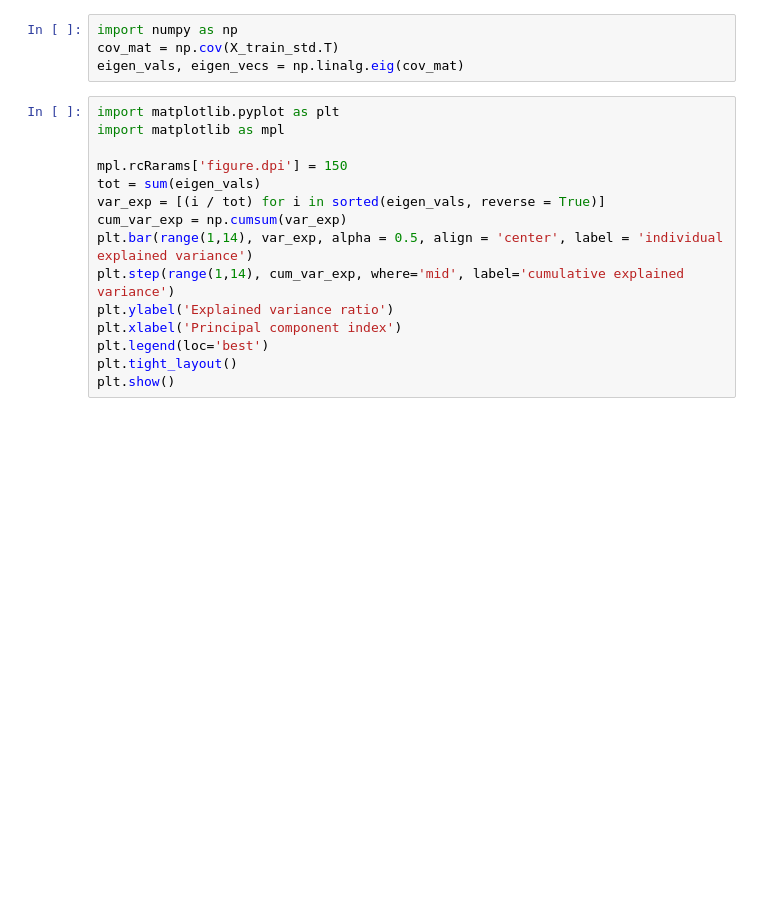
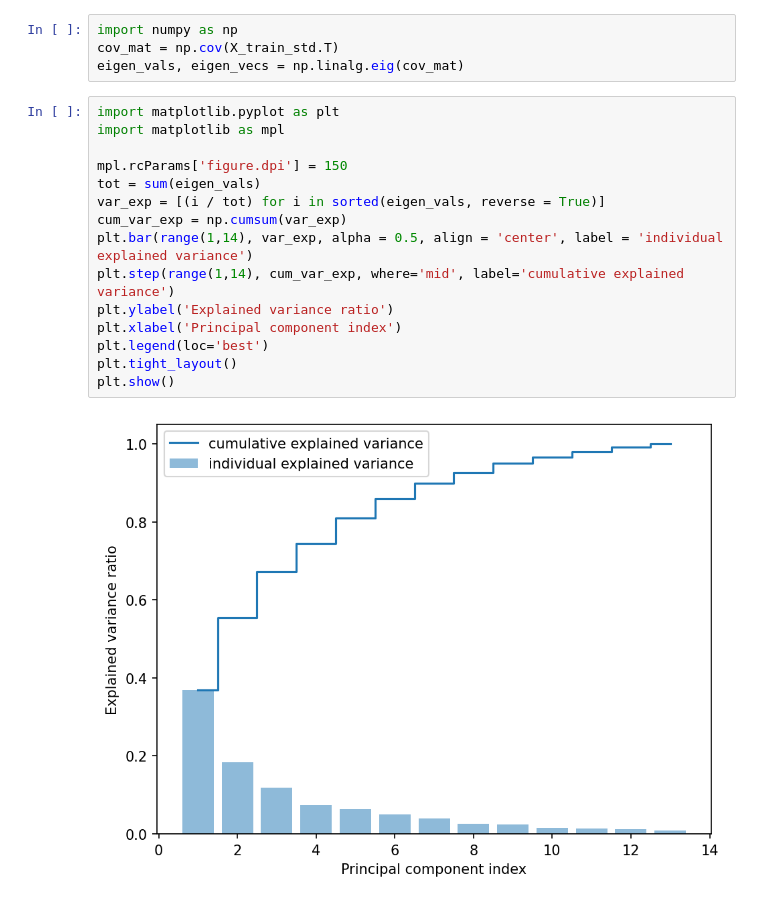
Before and after one commit to dae9999nam/COMP3314, a Jupyter notebook: COMP3314_Machine_Learning.ipynb, the cells around one changed output. Saved outputs shown, nothing was run; the diff lists cells and outputs as text; blank space fills up the shorter version.

Commit message:
PCA Graph Bug Fixed

```diff
--- a/COMP3314_Machine_Learning.ipynb
+++ b/COMP3314_Machine_Learning.ipynb
@@ -1489,15 +1489,17 @@ eigen_vals, eigen_vecs = np.linalg.eig(cov_mat)
 # %%
 import matplotlib.pyplot as plt
 import matplotlib as mpl
 
-mpl.rcRarams['figure.dpi'] = 150
+mpl.rcParams['figure.dpi'] = 150
 tot = sum(eigen_vals)
 var_exp = [(i / tot) for i in sorted(eigen_vals, reverse = True)]
 cum_var_exp = np.cumsum(var_exp)
 plt.bar(range(1,14), var_exp, alpha = 0.5, align = 'center', label = 'individual explained variance')
 plt.step(range(1,14), cum_var_exp, where='mid', label='cumulative explained variance')
 plt.ylabel('Explained variance ratio')
 plt.xlabel('Principal component index')
 plt.legend(loc='best')
 plt.tight_layout()
 plt.show()
+# %% [output]
+[figure, added]
```
